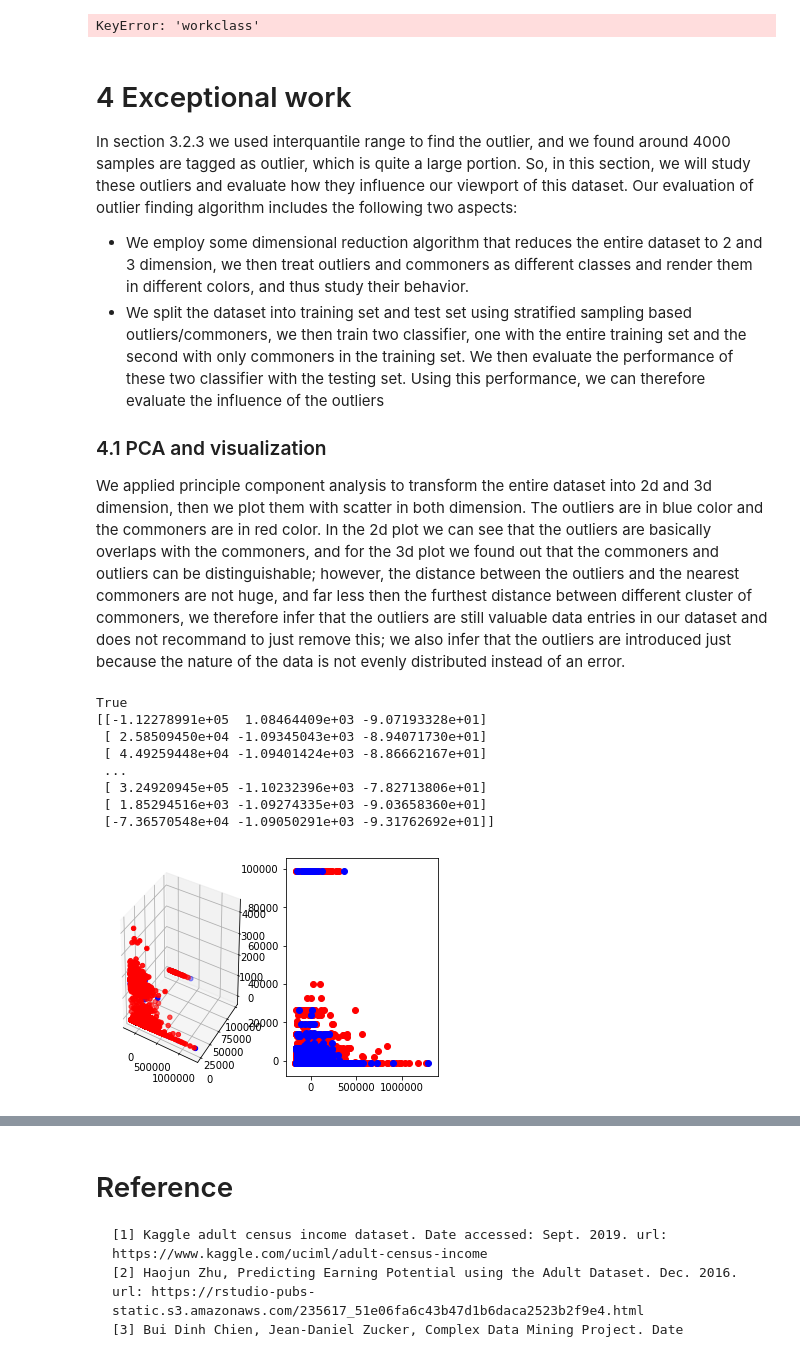
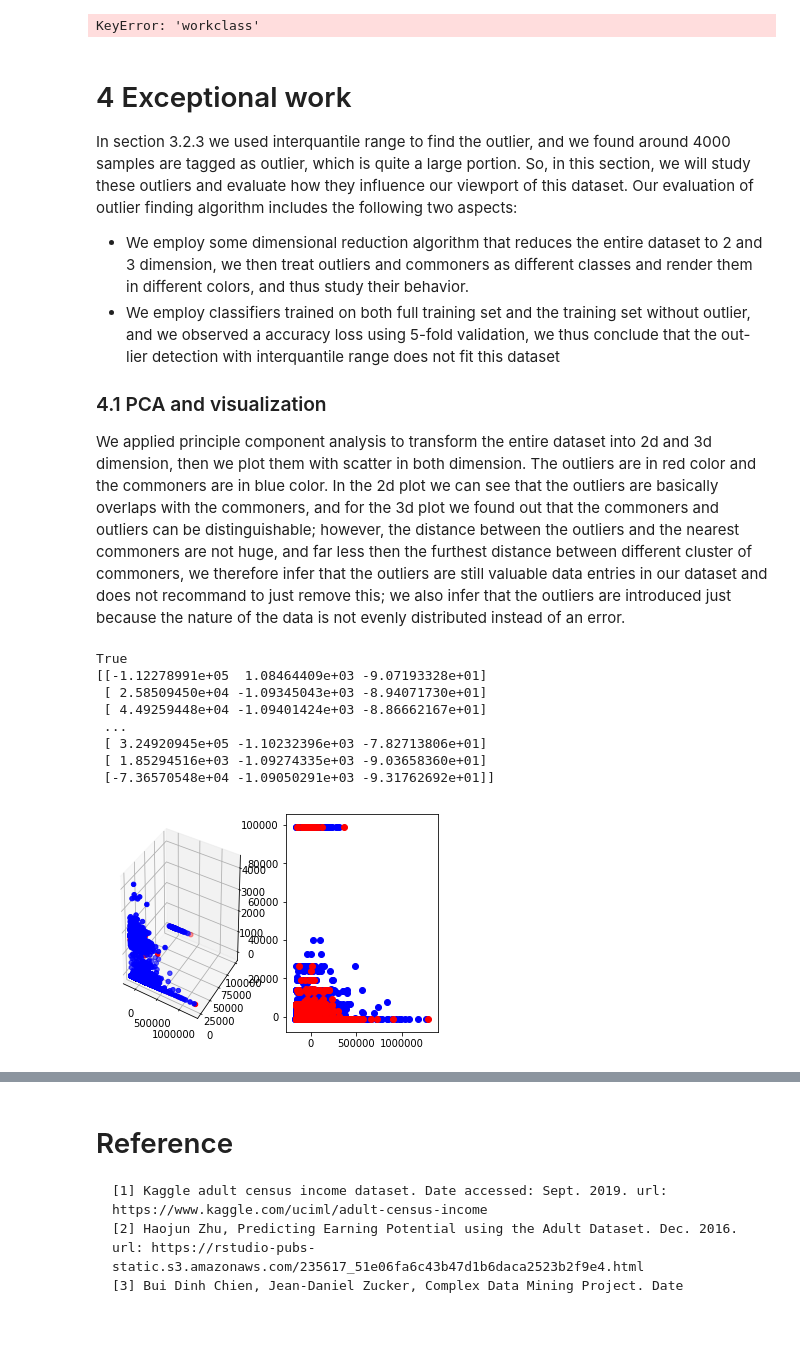
Before and after one commit to QiS9596/5243ExploratoryDataAnalysis, a Jupyter notebook: scripts/Lab1.ipynb, the cells around one changed output, grey strips where cells are left out. Saved outputs shown, nothing was run; the diff lists cells and outputs as text; code cells hidden in the pictures; blank space fills up the shorter version.

```diff
--- a/scripts/Lab1.ipynb
+++ b/scripts/Lab1.ipynb
@@ -322,15 +324,12 @@ of this dataset. Our evaluation of outlier finding algorithm includes the follow
 
  - We employ some dimensional reduction algorithm that reduces the entire dataset to 2 and 3 dimension, we then treat
  outliers and commoners as different classes and render them in different colors, and thus study their behavior.
- - We split the dataset into training set and test set using stratified sampling based outliers/commoners, we then train
-  two classifier, one with the entire training set and the second with only commoners in the training set. We then evaluate
-  the performance of these two classifier with the testing set. Using this performance, we can therefore evaluate the
-  influence of the outliers
-
+ - We employ classifiers trained on both full training set and the training set without outlier, and we observed a accuracy
+ loss using 5-fold validation, we thus conclude that the out-lier detection with interquantile range does not fit this dataset
 
 ### 4.1 PCA and visualization
 We applied principle component analysis to transform the entire dataset into 2d and 3d dimension, then we plot them with
-scatter in both dimension. The outliers are in blue color and the commoners are in red color. In the 2d plot we can see
+scatter in both dimension. The outliers are in red color and the commoners are in blue color. In the 2d plot we can see
 that the outliers are basically overlaps with the commoners, and for the 3d plot we found out that the commoners and outliers
 can be distinguishable; however, the distance between the outliers and the nearest commoners are not huge, and far less then
 the furthest distance between different cluster of commoners, we therefore infer that the outliers are still valuable data
@@ -361,35 +360,35 @@ for i in range(len(reduced)):
     if is_outlier[i] == 0:
         x0.append(reduced[i][0])
         y0.append(reduced[i][1])
         z0.append(reduced[i][2])
     else:
         x1.append(reduced[i][0])
         y1.append(reduced[i][1])
         z1.append(reduced[i][2])
-ax.scatter(x0,y0,z0,c='r')
-ax.scatter(x1,y1,z1,c='b')
+ax.scatter(x0,y0,z0,c='b')
+ax.scatter(x1,y1,z1,c='r')
 
 pca2 = deco.PCA(n_components=2)
 reduced = pca2.fit_transform(attributes)
 bx = fig.add_subplot(122)
 x0=[];y0=[];x1=[];y1=[]
 for i in range(len(reduced)):
     if is_outlier[i] == 0:
         x0.append(reduced[i][0])
         y0.append(reduced[i][1])
     else:
         x1.append(reduced[i][0])
         y1.append(reduced[i][1])
-bx.scatter(x0,y0,c='r')
-bx.scatter(x1,y1,c='b')
+bx.scatter(x0,y0,c='b')
+bx.scatter(x1,y1,c='r')
 plt.show()
 # %% [output]
 True
 [[-1.12278991e+05  1.08464409e+03 -9.07193328e+01]
  [ 2.58509450e+04 -1.09345043e+03 -8.94071730e+01]
  [ 4.49259448e+04 -1.09401424e+03 -8.86662167e+01]
  ...
  [ 3.24920945e+05 -1.10232396e+03 -7.82713806e+01]
  [ 1.85294516e+03 -1.09274335e+03 -9.03658360e+01]
  [-7.36570548e+04 -1.09050291e+03 -9.31762692e+01]]
-[figure, old version]
+[figure, new version]
```
Also changed, not shown: parts of 6 cells of this notebook.
